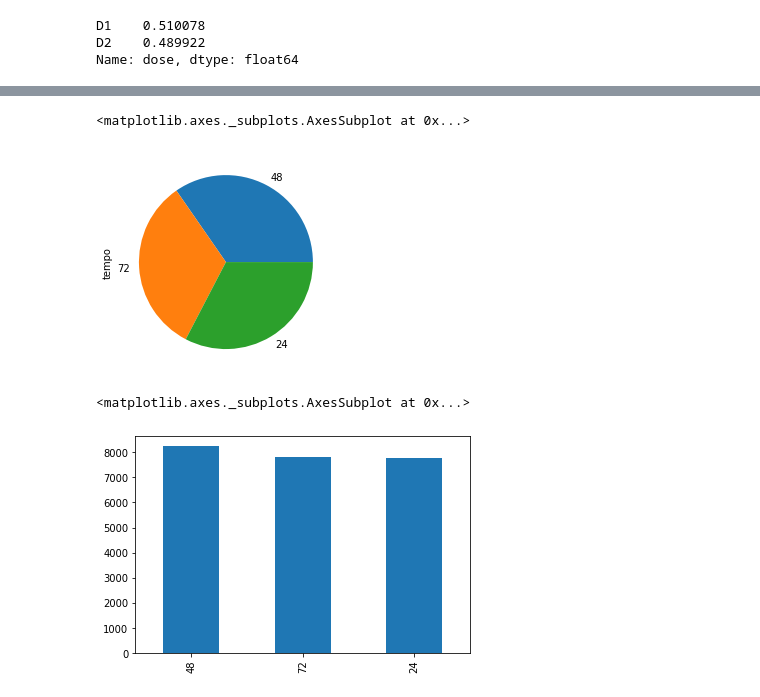
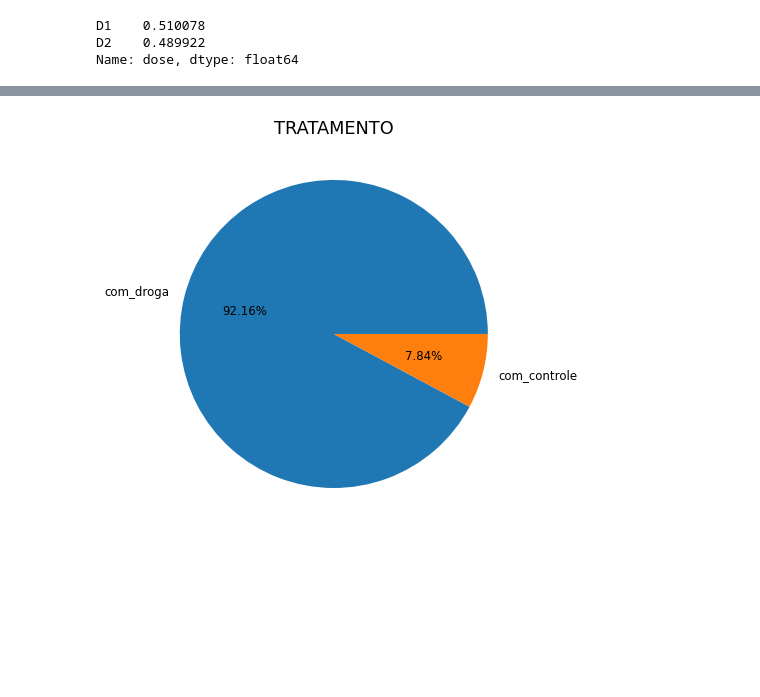
Before and after one commit to Bruno-Marin/ImersaoDados, a Jupyter notebook: Aula01.ipynb, the cells around one changed output, grey strips where cells are left out. Drawn from its saved outputs; the diff is of its cells as text; code cells hidden in the pictures; blank space fills up the shorter version.

```diff
--- a/Aula01.ipynb
+++ b/Aula01.ipynb
@@ -2,6 +2,10 @@
 <a href="https://colab.research.google.com/github/Bruno-Marin/ImersaoDados/blob/main/Aula01.ipynb" target="_parent"><img src="https://colab.research.google.com/assets/colab-badge.svg" alt="Open In Colab"/></a>
 # %%
 import pandas as pd
+import matplotlib.pyplot as plt
+import seaborn as sns
+
+sns.set()
 
 url_dados = 'https://github.com/alura-cursos/imersaodados3/blob/main/dados/dados_experimentos.zip?raw=true'
 
@@ -125,10 +124,9 @@ dados['tratamento'].value_counts().plot.pie()
-# %%
-dados['tempo'].value_counts().plot.pie()
-# %% [output]
-<matplotlib.axes._subplots.AxesSubplot at 0x...>
-[figure, removed]
-# %%
-dados['tempo'].value_counts().plot.bar()
-# %% [output]
-<matplotlib.axes._subplots.AxesSubplot at 0x...>
-[figure, removed]
+# %%
+ax = plt.subplots(figsize = (8,6), dpi = 85)
+title = dados.keys()[1].upper()
+label = dados['tratamento'].unique()
+plt.pie(x=tratamento, labels=label, autopct="%.2f%%")
+plt.title(title,fontsize=15)
+plt.show()
+# %% [output]
+[figure, added]
```
Also changed, not shown: parts of 6 cells of this notebook.
